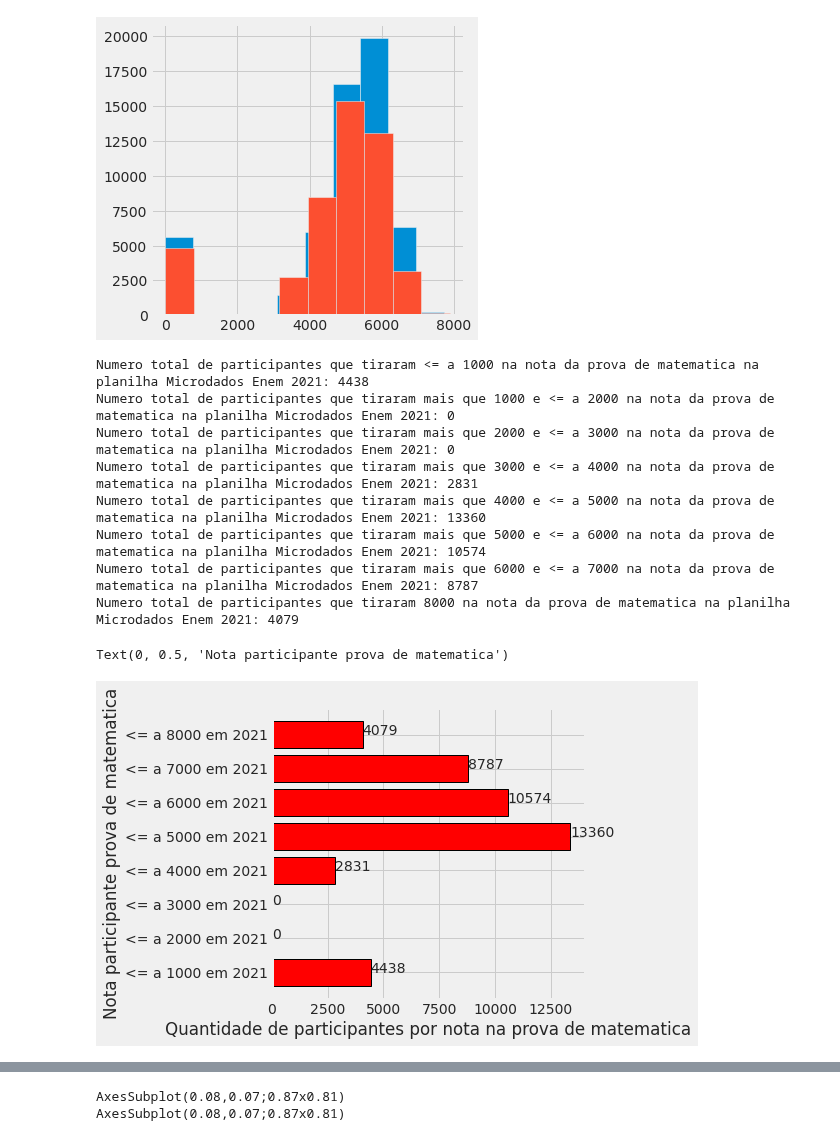
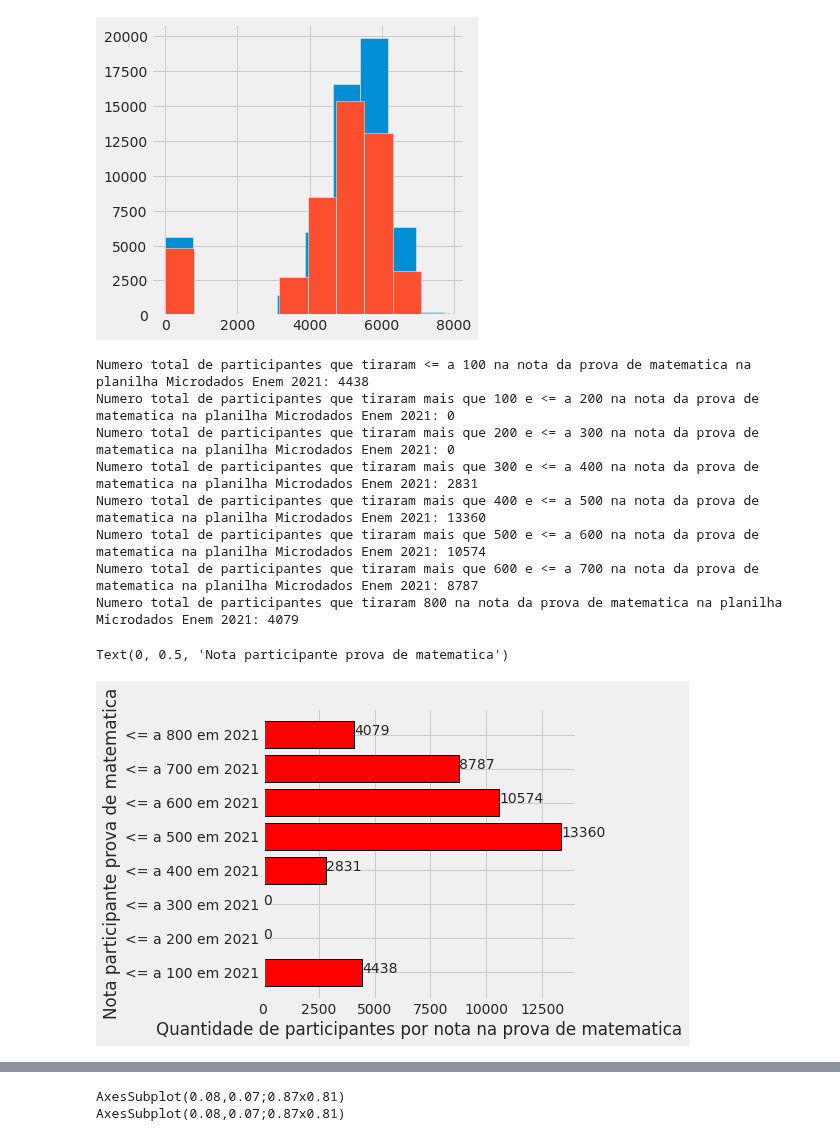
Before and after one commit to kingofrats04/Projeto_IA_DadosEnem, a Jupyter notebook: Cópia_de_Graficos_IA.ipynb, the cells around one changed output, grey strips where cells are left out. Drawn from its saved outputs; the diff is of its cells as text; code cells hidden in the pictures.

```diff
--- a/Cópia_de_Graficos_IA.ipynb
+++ b/Cópia_de_Graficos_IA.ipynb
@@ -1352,51 +1407,51 @@ AxesSubplot(0.08,0.07;0.87x0.81)
 #display(planilha2021.loc[(planilha2021['NU_NOTA_MT']<=5000)])
 #display(planilha2021.loc[(planilha2021['NU_NOTA_MT']<=6000)])
 #display(planilha2021.loc[(planilha2021['NU_NOTA_MT']<=7000)])
 #display(planilha2021.loc[(planilha2021['NU_NOTA_MT']<=8000)])
 
 NU_NOTA_MT_1000_2021 = 4438
 NU_NOTA_MT_2000_2021 = 0
 NU_NOTA_MT_3000_2021 = 0
 NU_NOTA_MT_4000_2021 = 2831
 NU_NOTA_MT_5000_2021 = 13360
 NU_NOTA_MT_6000_2021 = 10574
 NU_NOTA_MT_7000_2021 = 8787
 NU_NOTA_MT_8000_2021 = 4079
 
-print('Numero total de participantes que tiraram <= a 1000 na nota da prova de matematica na planilha Microdados Enem 2021:', NU_NOTA_MT_1000_2021)
-print('Numero total de participantes que tiraram mais que 1000 e <= a 2000 na nota da prova de matematica na planilha Microdados Enem 2021:', NU_NOTA_MT_2000_2021)
-print('Numero total de participantes que tiraram mais que 2000 e <= a 3000 na nota da prova de matematica na planilha Microdados Enem 2021:', NU_NOTA_MT_3000_2021)
-print('Numero total de participantes que tiraram mais que 3000 e <= a 4000 na nota da prova de matematica na planilha Microdados Enem 2021:', NU_NOTA_MT_4000_2021)
-print('Numero total de participantes que tiraram mais que 4000 e <= a 5000 na nota da prova de matematica na planilha Microdados Enem 2021:', NU_NOTA_MT_5000_2021)
-print('Numero total de participantes que tiraram mais que 5000 e <= a 6000 na nota da prova de matematica na planilha Microdados Enem 2021:', NU_NOTA_MT_6000_2021)
-print('Numero total de participantes que tiraram mais que 6000 e <= a 7000 na nota da prova de matematica na planilha Microdados Enem 2021:', NU_NOTA_MT_7000_2021)
-print('Numero total de participantes que tiraram 8000 na nota da prova de matematica na planilha Microdados Enem 2021:', NU_NOTA_MT_8000_2021, '\n')
+print('Numero total de participantes que tiraram <= a 100 na nota da prova de matematica na planilha Microdados Enem 2021:', NU_NOTA_MT_1000_2021)
+print('Numero total de participantes que tiraram mais que 100 e <= a 200 na nota da prova de matematica na planilha Microdados Enem 2021:', NU_NOTA_MT_2000_2021)
+print('Numero total de participantes que tiraram mais que 200 e <= a 300 na nota da prova de matematica na planilha Microdados Enem 2021:', NU_NOTA_MT_3000_2021)
+print('Numero total de participantes que tiraram mais que 300 e <= a 400 na nota da prova de matematica na planilha Microdados Enem 2021:', NU_NOTA_MT_4000_2021)
+print('Numero total de participantes que tiraram mais que 400 e <= a 500 na nota da prova de matematica na planilha Microdados Enem 2021:', NU_NOTA_MT_5000_2021)
+print('Numero total de participantes que tiraram mais que 500 e <= a 600 na nota da prova de matematica na planilha Microdados Enem 2021:', NU_NOTA_MT_6000_2021)
+print('Numero total de participantes que tiraram mais que 600 e <= a 700 na nota da prova de matematica na planilha Microdados Enem 2021:', NU_NOTA_MT_7000_2021)
+print('Numero total de participantes que tiraram 800 na nota da prova de matematica na planilha Microdados Enem 2021:', NU_NOTA_MT_8000_2021, '\n')
 
 # Printando grafico de barras horizontal
-x = ['<= a 1000 em 2021', '<= a 2000 em 2021', '<= a 3000 em 2021', '<= a 4000 em 2021', '<= a 5000 em 2021', '<= a 6000 em 2021', '<= a 7000 em 2021', '<= a 8000 em 2021']
+x = ['<= a 100 em 2021', '<= a 200 em 2021', '<= a 300 em 2021', '<= a 400 em 2021', '<= a 500 em 2021', '<= a 600 em 2021', '<= a 700 em 2021', '<= a 800 em 2021']
 y = [NU_NOTA_MT_1000_2021, NU_NOTA_MT_2000_2021, NU_NOTA_MT_3000_2021, NU_NOTA_MT_4000_2021, NU_NOTA_MT_5000_2021, NU_NOTA_MT_6000_2021, NU_NOTA_MT_7000_2021, NU_NOTA_MT_8000_2021]
 
 total_NU_NOTA_MT_2021 = NU_NOTA_MT_1000_2021, NU_NOTA_MT_2000_2021, NU_NOTA_MT_3000_2021, NU_NOTA_MT_4000_2021, NU_NOTA_MT_5000_2021, NU_NOTA_MT_6000_2021, NU_NOTA_MT_7000_2021, NU_NOTA_MT_8000_2021
 
 plt.style.use('fivethirtyeight')
 
 for index, value in enumerate(y):
   plt.text(value, index,str(value))
 
 plt.barh(x, total_NU_NOTA_MT_2021, align='center', color=['red'], edgecolor='black', linewidth="1")
 plt.xlabel("Quantidade de participantes por nota na prova de matematica")
 plt.ylabel("Nota participante prova de matematica")
 # %% [output]
-Numero total de participantes que tiraram <= a 1000 na nota da prova de matematica na planilha Microdados Enem 2021: 4438
-Numero total de participantes que tiraram mais que 1000 e <= a 2000 na nota da prova de matematica na planilha Microdados Enem 2021: 0
-Numero total de participantes que tiraram mais que 2000 e <= a 3000 na nota da prova de matematica na planilha Microdados Enem 2021: 0
-Numero total de participantes que tiraram mais que 3000 e <= a 4000 na nota da prova de matematica na planilha Microdados Enem 2021: 2831
-Numero total de participantes que tiraram mais que 4000 e <= a 5000 na nota da prova de matematica na planilha Microdados Enem 2021: 13360
-Numero total de participantes que tiraram mais que 5000 e <= a 6000 na nota da prova de matematica na planilha Microdados Enem 2021: 10574
-Numero total de participantes que tiraram mais que 6000 e <= a 7000 na nota da prova de matematica na planilha Microdados Enem 2021: 8787
-Numero total de participantes que tiraram 8000 na nota da prova de matematica na planilha Microdados Enem 2021: 4079
+Numero total de participantes que tiraram <= a 100 na nota da prova de matematica na planilha Microdados Enem 2021: 4438
+Numero total de participantes que tiraram mais que 100 e <= a 200 na nota da prova de matematica na planilha Microdados Enem 2021: 0
+Numero total de participantes que tiraram mais que 200 e <= a 300 na nota da prova de matematica na planilha Microdados Enem 2021: 0
+Numero total de participantes que tiraram mais que 300 e <= a 400 na nota da prova de matematica na planilha Microdados Enem 2021: 2831
+Numero total de participantes que tiraram mais que 400 e <= a 500 na nota da prova de matematica na planilha Microdados Enem 2021: 13360
+Numero total de participantes que tiraram mais que 500 e <= a 600 na nota da prova de matematica na planilha Microdados Enem 2021: 10574
+Numero total de participantes que tiraram mais que 600 e <= a 700 na nota da prova de matematica na planilha Microdados Enem 2021: 8787
+Numero total de participantes que tiraram 800 na nota da prova de matematica na planilha Microdados Enem 2021: 4079
 Text(0, 0.5, 'Nota participante prova de matematica')
-[figure, old version]
+[figure, new version]
 # %%
 #---------------------------------- Grafico 24 - Quantidade de participantes por nota na prova de matematica 2020 ----------------------------------
 
```
Also changed, not shown: parts of 8 cells of this notebook.
